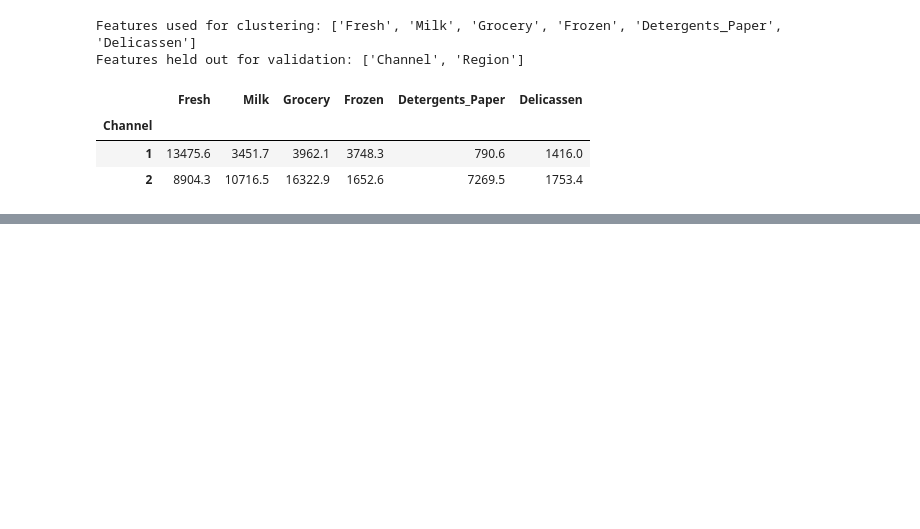
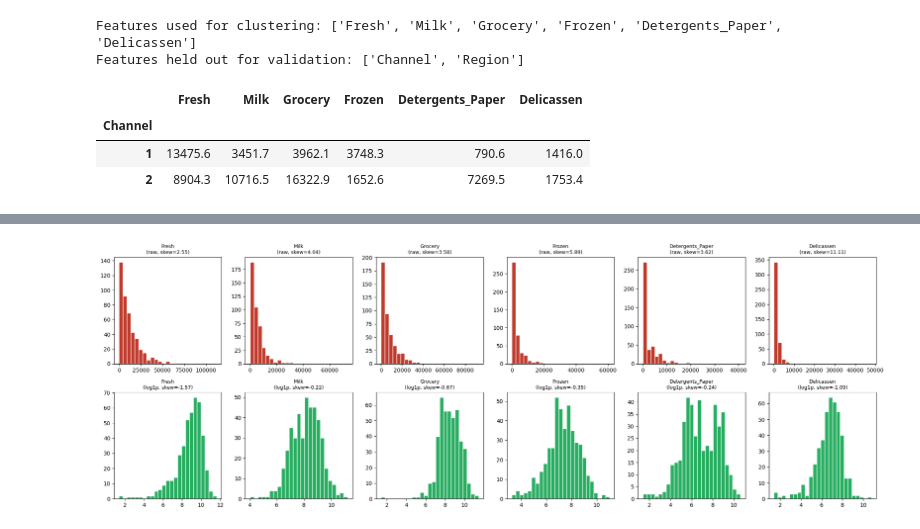
Before and after one commit to darshansuresh006-dev/wholesale-customer-segmentation, a Jupyter notebook: notebooks/03_customer_segmentation.ipynb, the cells around one changed output, grey strips where cells are left out. Saved outputs shown, nothing was run; the diff lists cells and outputs as text; code cells hidden in the pictures; blank space fills up the shorter version.

Commit message:
Task 3: log1p transformation and standard scaling

```diff
--- a/notebooks/03_customer_segmentation.ipynb
+++ b/notebooks/03_customer_segmentation.ipynb
@@ -76,3 +76,12 @@ Features held out for validation: ['Channel', 'Region']
 | Channel |  |  |  |  |  |  |
 | 1 | 13475.6 | 3451.7 | 3962.1 | 3748.3 | 790.6 | 1416.0 |
 | 2 | 8904.3 | 10716.5 | 16322.9 | 1652.6 | 7269.5 | 1753.4 |
+# %%
+df_log = df.copy()
+for col in SPENDING_COLS:
+    df_log[col] = np.log1p(df_log[col])
+
+skewness_after = df_log[SPENDING_COLS].apply(lambda x: skew(x))
+
+comparison = pd.DataFrame({'Before (raw)': skewness, 'After (log1p)': skewness_after})
+comparison.round(3)
@@ -78,0 +96,12 @@ Features held out for validation: ['Channel', 'Region']
+# %%
+fig, axes = plt.subplots(2, 6, figsize=(20, 7))
+for i, col in enumerate(SPENDING_COLS):
+    axes[0, i].hist(df[col], bins=25, color='#c0392b', edgecolor='white')
+    axes[0, i].set_title(f'{col}\n(raw, skew={skewness[col]:.2f})', fontsize=9)
+    axes[1, i].hist(df_log[col], bins=25, color='#27ae60', edgecolor='white')
+    axes[1, i].set_title(f'{col}\n(log1p, skew={skewness_after[col]:.2f})', fontsize=9)
+plt.tight_layout()
+plt.savefig('../assets/03_before_after_log_transform.png')
+plt.show()
+# %% [output]
+[figure, added]
```
Also changed, not shown: parts of 2 cells of this notebook, 1 other file.
